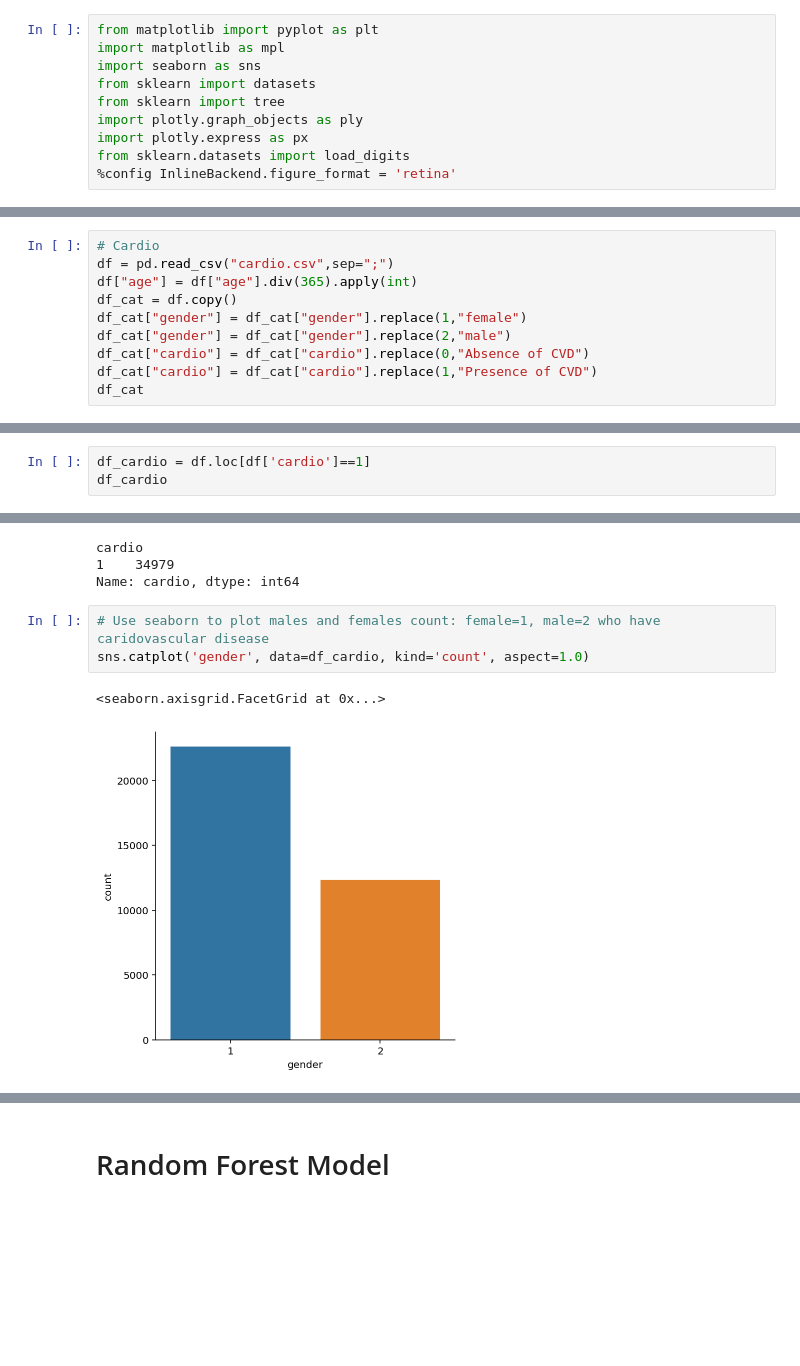
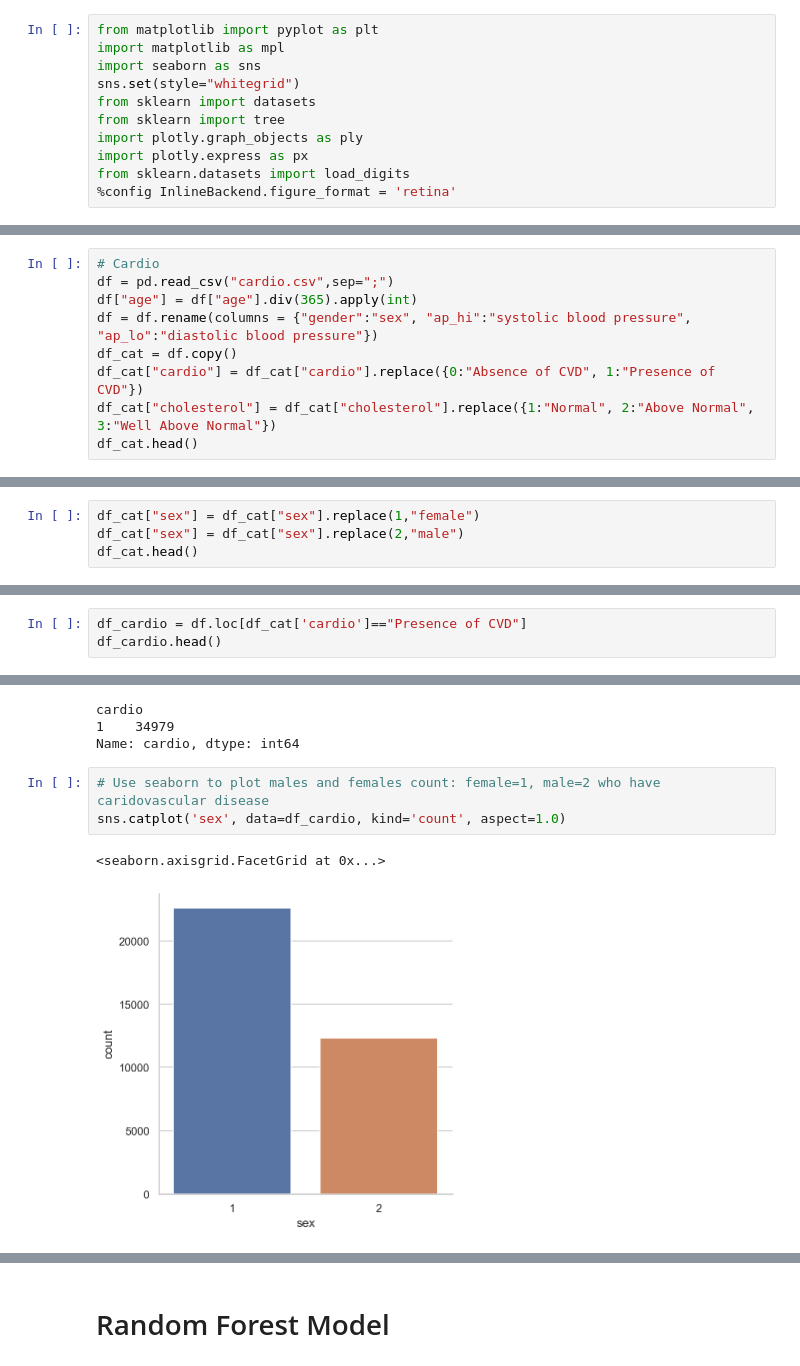
Before and after one commit to adamskel78/SHAX_group_project, a Jupyter notebook: Cardiovascular_Disease.ipynb, the cells around one changed output, grey strips where cells are left out. Saved outputs shown, nothing was run; the diff lists cells and outputs as text; blank space fills up the shorter version.

```diff
--- a/Cardiovascular_Disease.ipynb
+++ b/Cardiovascular_Disease.ipynb
@@ -22,6 +22,7 @@ from sklearn.preprocessing import MinMaxScaler
 from matplotlib import pyplot as plt
 import matplotlib as mpl
 import seaborn as sns
+sns.set(style="whitegrid")
 from sklearn import datasets
 from sklearn import tree
 import plotly.graph_objects as ply
@@ -289,10 +277,9 @@ X_test_scaled = X_scaler.transform(X_test)
 # Cardio
 df = pd.read_csv("cardio.csv",sep=";")
 df["age"] = df["age"].div(365).apply(int)
+df = df.rename(columns = {"gender":"sex", "ap_hi":"systolic blood pressure", "ap_lo":"diastolic blood pressure"})
 df_cat = df.copy()
-df_cat["gender"] = df_cat["gender"].replace(1,"female")
-df_cat["gender"] = df_cat["gender"].replace(2,"male")
-df_cat["cardio"] = df_cat["cardio"].replace(0,"Absence of CVD")
-df_cat["cardio"] = df_cat["cardio"].replace(1,"Presence of CVD")
-df_cat
+df_cat["cardio"] = df_cat["cardio"].replace({0:"Absence of CVD", 1:"Presence of CVD"})
+df_cat["cholesterol"] = df_cat["cholesterol"].replace({1:"Normal", 2:"Above Normal", 3:"Well Above Normal"})
+df_cat.head()
 # %% [output]
@@ -319,3 +299,7 @@ gender
 1    161.355612
 2    169.947895
 Name: height, dtype: float64
+# %%
+df_cat["sex"] = df_cat["sex"].replace(1,"female")
+df_cat["sex"] = df_cat["sex"].replace(2,"male")
+df_cat.head()
@@ -335,4 +326,4 @@ Name: gender, dtype: int64
 # %%
-df_cardio = df.loc[df['cardio']==1]
-df_cardio
+df_cardio = df.loc[df_cat['cardio']=="Presence of CVD"]
+df_cardio.head()
 # %% [output]
@@ -374,9 +341,9 @@ cardio
 Name: cardio, dtype: int64
 # %%
 # Use seaborn to plot males and females count: female=1, male=2 who have caridovascular disease
-sns.catplot('gender', data=df_cardio, kind='count', aspect=1.0)
+sns.catplot('sex', data=df_cardio, kind='count', aspect=1.0)
 # %% [output]
 <seaborn.axisgrid.FacetGrid at 0x...>
-[figure, old version]
+[figure, new version]
 # %%
 # Distribution of age, with an overlay of a density plot
```
Also changed, not shown: parts of 60 cells of this notebook, 1 other file.
